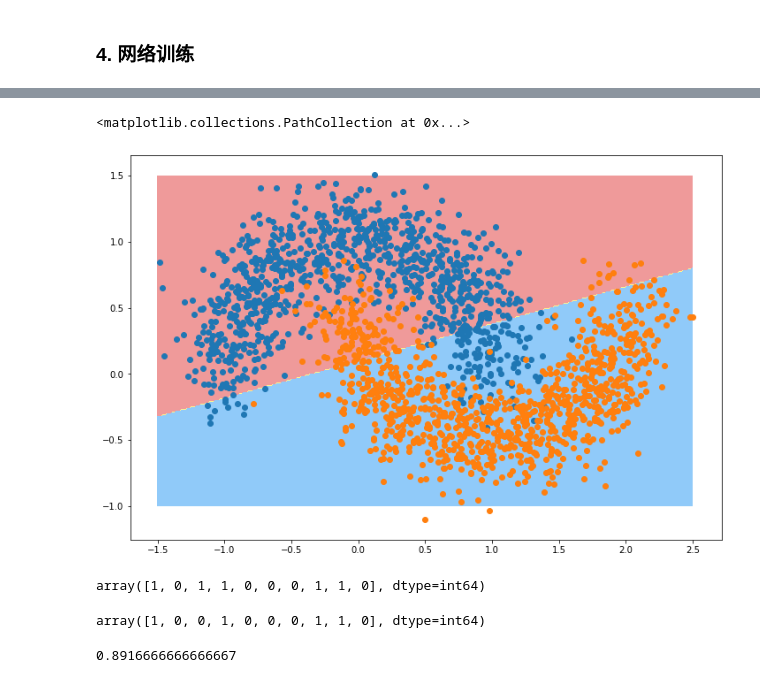
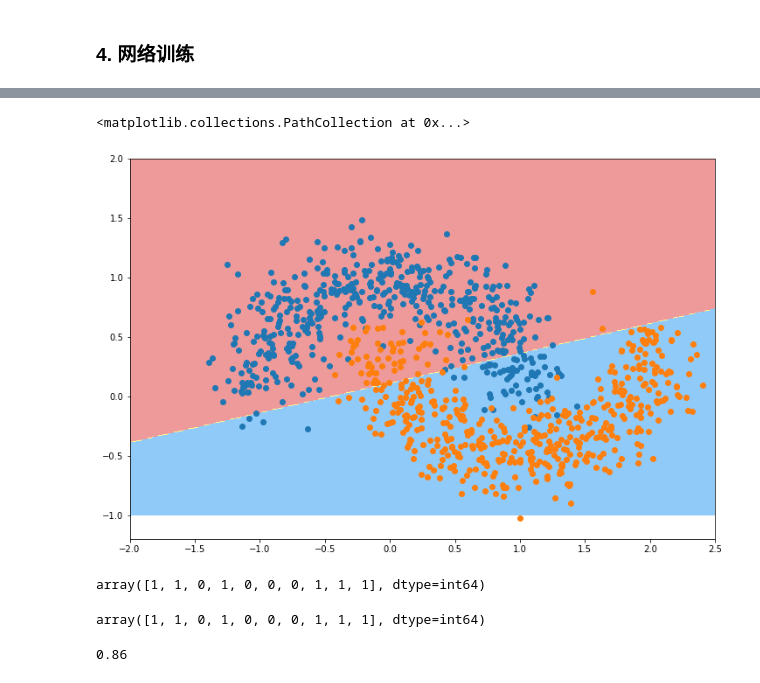
Before and after one commit to NovemberChopin/machine-learning, a Jupyter notebook: TS-Base-MOOC/03-Neural-Network/04-Back-Propagation-Practice.ipynb, the cells around one changed output, grey strips where cells are left out. Cells and saved outputs as stored; diff of their text form; code cells hidden in the pictures.

```diff
--- a/TS-Base-MOOC/03-Neural-Network/04-Back-Propagation-Practice.ipynb
+++ b/TS-Base-MOOC/03-Neural-Network/04-Back-Propagation-Practice.ipynb
@@ -12,7 +12,7 @@ from sklearn.model_selection import train_test_split
 # %% [markdown]
 ### 1. 准备数据
 # %%
-X, y = datasets.make_moons(n_samples=2000, noise=0.2, random_state=100)
+X, y = datasets.make_moons(n_samples=1000, noise=0.2, random_state=100)
 X_train, X_test, y_train, y_test = train_test_split(X, y, test_size=0.3, random_state=42)
 print(X.shape, y.shape)
 # %% [output]
@@ -220,23 +220,23 @@ def plot_decision_boundary(model, axis):
     plt.contourf(x0, x1, zz, linewidth=5, cmap=custom_cmap)
 # %%
 plt.figure(figsize=(12, 8))
-plot_decision_boundary(nn, [-1.5, 2.5, -1, 1.5])
+plot_decision_boundary(nn, [-2, 2.5, -1, 2])
 plt.scatter(X[y==0, 0], X[y==0, 1])
 plt.scatter(X[y==1, 0], X[y==1, 1])
 # %% [output]
 <matplotlib.collections.PathCollection at 0x...>
-[figure, old version]
+[figure, new version]
 # %%
 y_predict = nn.predict(X_test)
 # %%
 y_predict[:10]
 # %% [output]
-array([1, 0, 1, 1, 0, 0, 0, 1, 1, 0], dtype=int64)
+array([1, 1, 0, 1, 0, 0, 0, 1, 1, 1], dtype=int64)
 # %%
 y_test[:10]
 # %% [output]
-array([1, 0, 0, 1, 0, 0, 0, 1, 1, 0], dtype=int64)
+array([1, 1, 0, 1, 0, 0, 0, 1, 1, 1], dtype=int64)
 # %%
 nn.accuracy(y_predict, y_test.flatten())
 # %% [output]
-0.8916666666666667
+0.86
```
Also changed, not shown: parts of 4 cells of this notebook.
